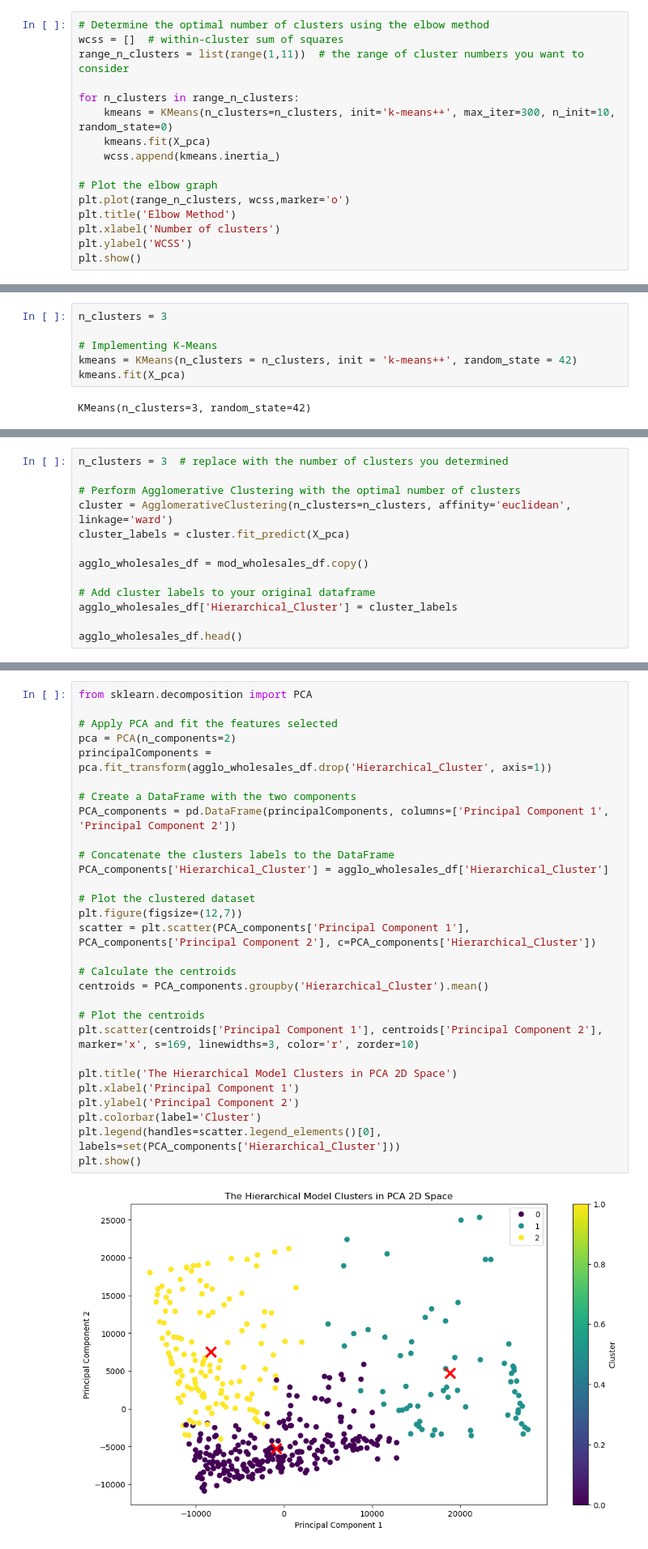
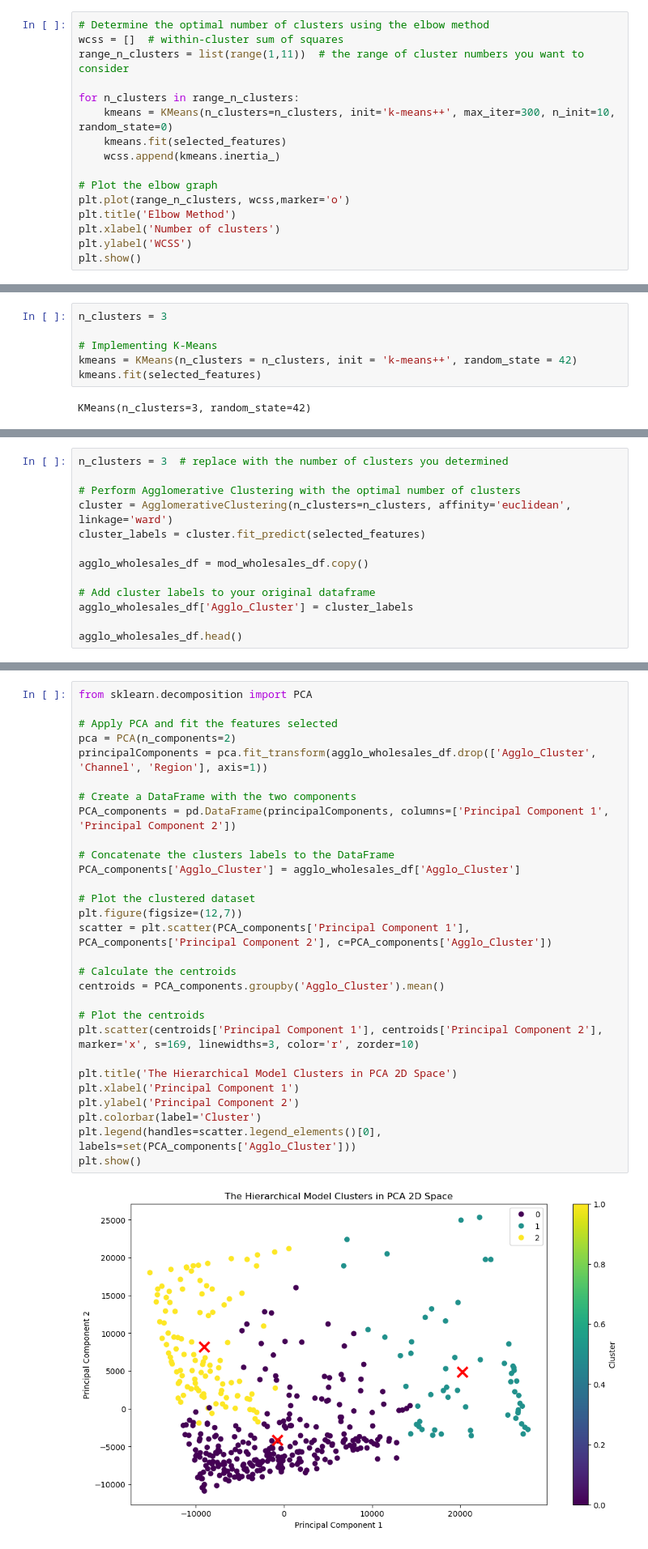
Before and after one commit to Nathan-13/ML-Project-Unsupervised-Learning, a Jupyter notebook: notebook/Unsupervised Learning - Project.ipynb, the cells around one changed output, grey strips where cells are left out. Shown at 81% size. Cells and saved outputs as stored; diff of their text form.

```diff
--- a/notebook/Unsupervised Learning - Project.ipynb
+++ b/notebook/Unsupervised Learning - Project.ipynb
@@ -323,7 +314,7 @@ range_n_clusters = list(range(1,11))  # the range of cluster numbers you want to
 
 for n_clusters in range_n_clusters:
     kmeans = KMeans(n_clusters=n_clusters, init='k-means++', max_iter=300, n_init=10, random_state=0)
-    kmeans.fit(X_pca)
+    kmeans.fit(selected_features)
     wcss.append(kmeans.inertia_)
 
 # Plot the elbow graph
@@ -368,7 +362,7 @@ n_clusters = 3
 
 # Implementing K-Means
 kmeans = KMeans(n_clusters = n_clusters, init = 'k-means++', random_state = 42)
-kmeans.fit(X_pca)
+kmeans.fit(selected_features)
 # %% [output]
 KMeans(n_clusters=3, random_state=42)
 # %%
@@ -522,12 +533,12 @@ n_clusters = 3  # replace with the number of clusters you determined
 
 # Perform Agglomerative Clustering with the optimal number of clusters
 cluster = AgglomerativeClustering(n_clusters=n_clusters, affinity='euclidean', linkage='ward')
-cluster_labels = cluster.fit_predict(X_pca)
+cluster_labels = cluster.fit_predict(selected_features)
 
 agglo_wholesales_df = mod_wholesales_df.copy()
 
 # Add cluster labels to your original dataframe
-agglo_wholesales_df['Hierarchical_Cluster'] = cluster_labels
+agglo_wholesales_df['Agglo_Cluster'] = cluster_labels
 
 agglo_wholesales_df.head()
 # %% [output]
@@ -550,31 +561,31 @@ Name: count, dtype: int64
 # %%
 from sklearn.decomposition import PCA
 
 # Apply PCA and fit the features selected
 pca = PCA(n_components=2)
-principalComponents = pca.fit_transform(agglo_wholesales_df.drop('Hierarchical_Cluster', axis=1))
+principalComponents = pca.fit_transform(agglo_wholesales_df.drop(['Agglo_Cluster', 'Channel', 'Region'], axis=1))
 
 # Create a DataFrame with the two components
 PCA_components = pd.DataFrame(principalComponents, columns=['Principal Component 1', 'Principal Component 2'])
 
 # Concatenate the clusters labels to the DataFrame
-PCA_components['Hierarchical_Cluster'] = agglo_wholesales_df['Hierarchical_Cluster']
+PCA_components['Agglo_Cluster'] = agglo_wholesales_df['Agglo_Cluster']
 
 # Plot the clustered dataset
 plt.figure(figsize=(12,7))
-scatter = plt.scatter(PCA_components['Principal Component 1'], PCA_components['Principal Component 2'], c=PCA_components['Hierarchical_Cluster'])
+scatter = plt.scatter(PCA_components['Principal Component 1'], PCA_components['Principal Component 2'], c=PCA_components['Agglo_Cluster'])
 
 # Calculate the centroids
-centroids = PCA_components.groupby('Hierarchical_Cluster').mean()
+centroids = PCA_components.groupby('Agglo_Cluster').mean()
 
 # Plot the centroids
 plt.scatter(centroids['Principal Component 1'], centroids['Principal Component 2'], marker='x', s=169, linewidths=3, color='r', zorder=10)
 
 plt.title('The Hierarchical Model Clusters in PCA 2D Space')
 plt.xlabel('Principal Component 1')
 plt.ylabel('Principal Component 2')
 plt.colorbar(label='Cluster')
-plt.legend(handles=scatter.legend_elements()[0], labels=set(PCA_components['Hierarchical_Cluster']))
+plt.legend(handles=scatter.legend_elements()[0], labels=set(PCA_components['Agglo_Cluster']))
 plt.show()
 # %% [output]
-[figure, old version]
+[figure, new version]
```
Also changed, not shown: parts of 24 cells of this notebook, 1 other file.
